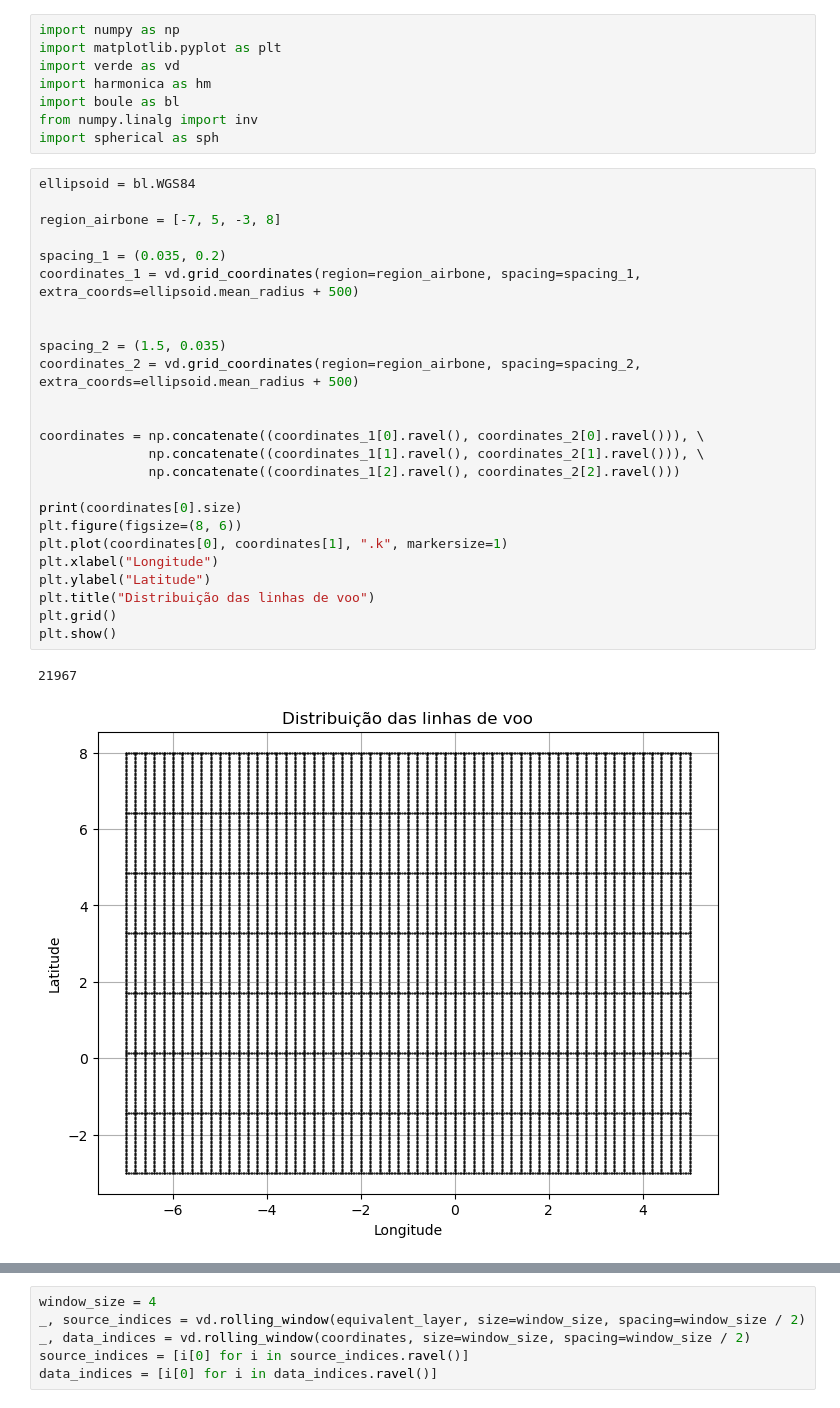
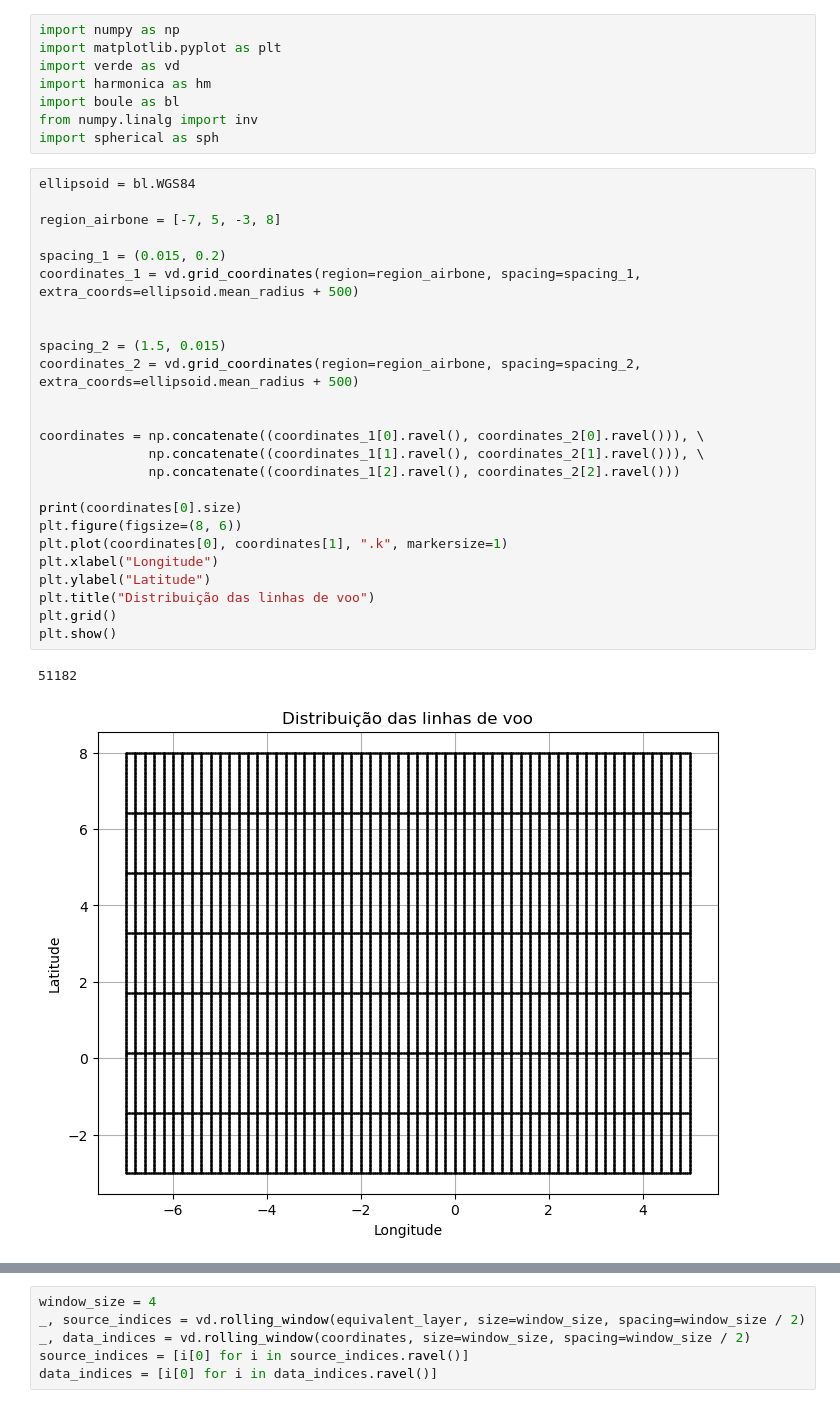
Before and after one commit to compgeolab/eqs-magnetic-spherical, a Jupyter notebook: code/gradient-boosting-sph.ipynb, the cells around one changed output, grey strips where cells are left out. Drawn from its saved outputs; the diff is of its cells as text.

Commit message:
Add the new plot version for the sbgf abstract

```diff
--- a/code/gradient-boosting-sph.ipynb
+++ b/code/gradient-boosting-sph.ipynb
@@ -9,31 +9,31 @@ import spherical as sph
 # %%
 ellipsoid = bl.WGS84
 
 region_airbone = [-7, 5, -3, 8]
 
-spacing_1 = (0.035, 0.2)
+spacing_1 = (0.015, 0.2)
 coordinates_1 = vd.grid_coordinates(region=region_airbone, spacing=spacing_1, extra_coords=ellipsoid.mean_radius + 500)
 
 
-spacing_2 = (1.5, 0.035)
+spacing_2 = (1.5, 0.015)
 coordinates_2 = vd.grid_coordinates(region=region_airbone, spacing=spacing_2, extra_coords=ellipsoid.mean_radius + 500)
 
 
 coordinates = np.concatenate((coordinates_1[0].ravel(), coordinates_2[0].ravel())), \
               np.concatenate((coordinates_1[1].ravel(), coordinates_2[1].ravel())), \
               np.concatenate((coordinates_1[2].ravel(), coordinates_2[2].ravel()))
 
 print(coordinates[0].size)
 plt.figure(figsize=(8, 6))
 plt.plot(coordinates[0], coordinates[1], ".k", markersize=1)
 plt.xlabel("Longitude")
 plt.ylabel("Latitude")
 plt.title("Distribuição das linhas de voo")
 plt.grid()
 plt.show()
 # %% [output]
-21967
+51182
-[figure, old version]
+[figure, new version]
 # %%
 inclination, declination = 30, 20
 noise_level = 0.05
```
Also changed, not shown: parts of 10 cells of this notebook, 2 other files.
